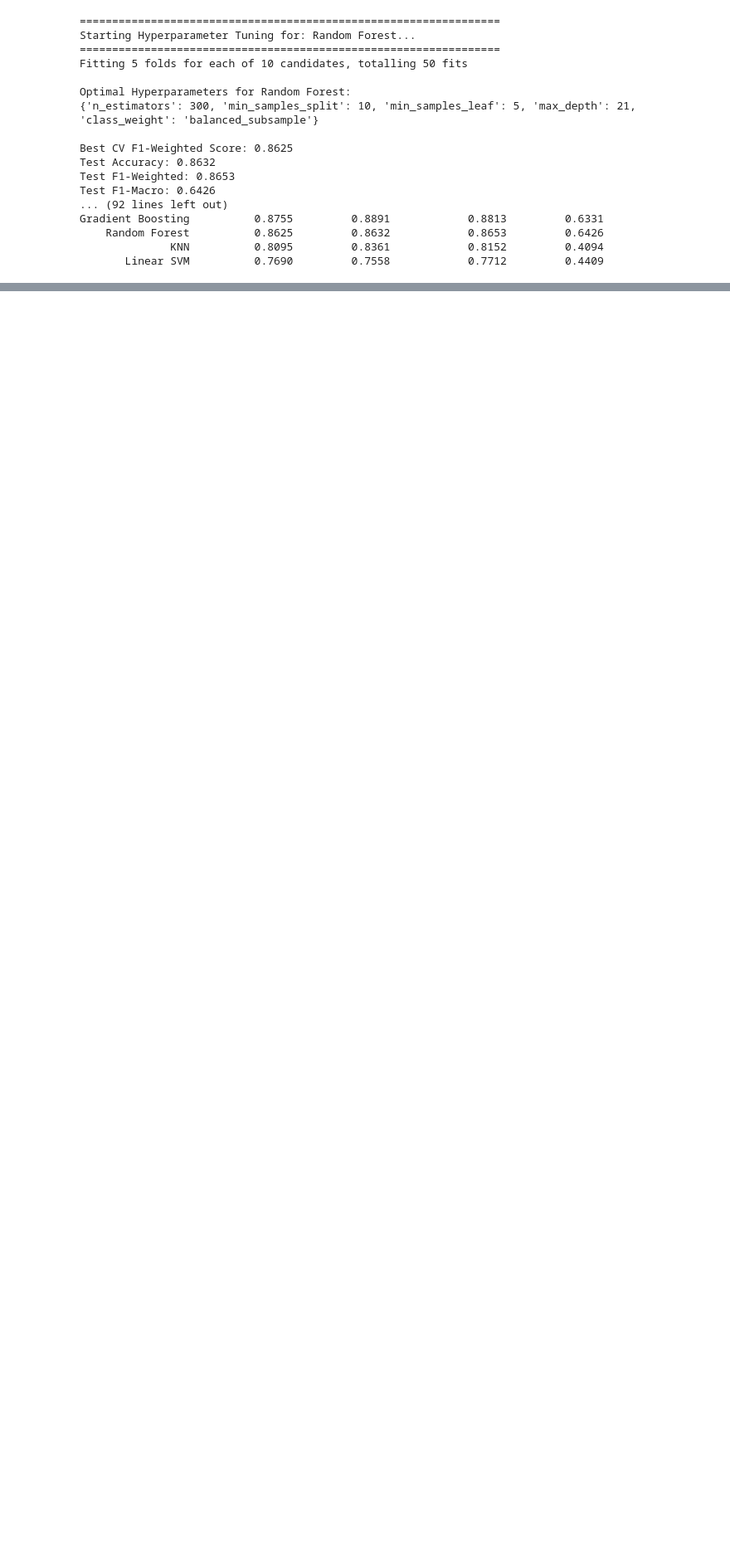
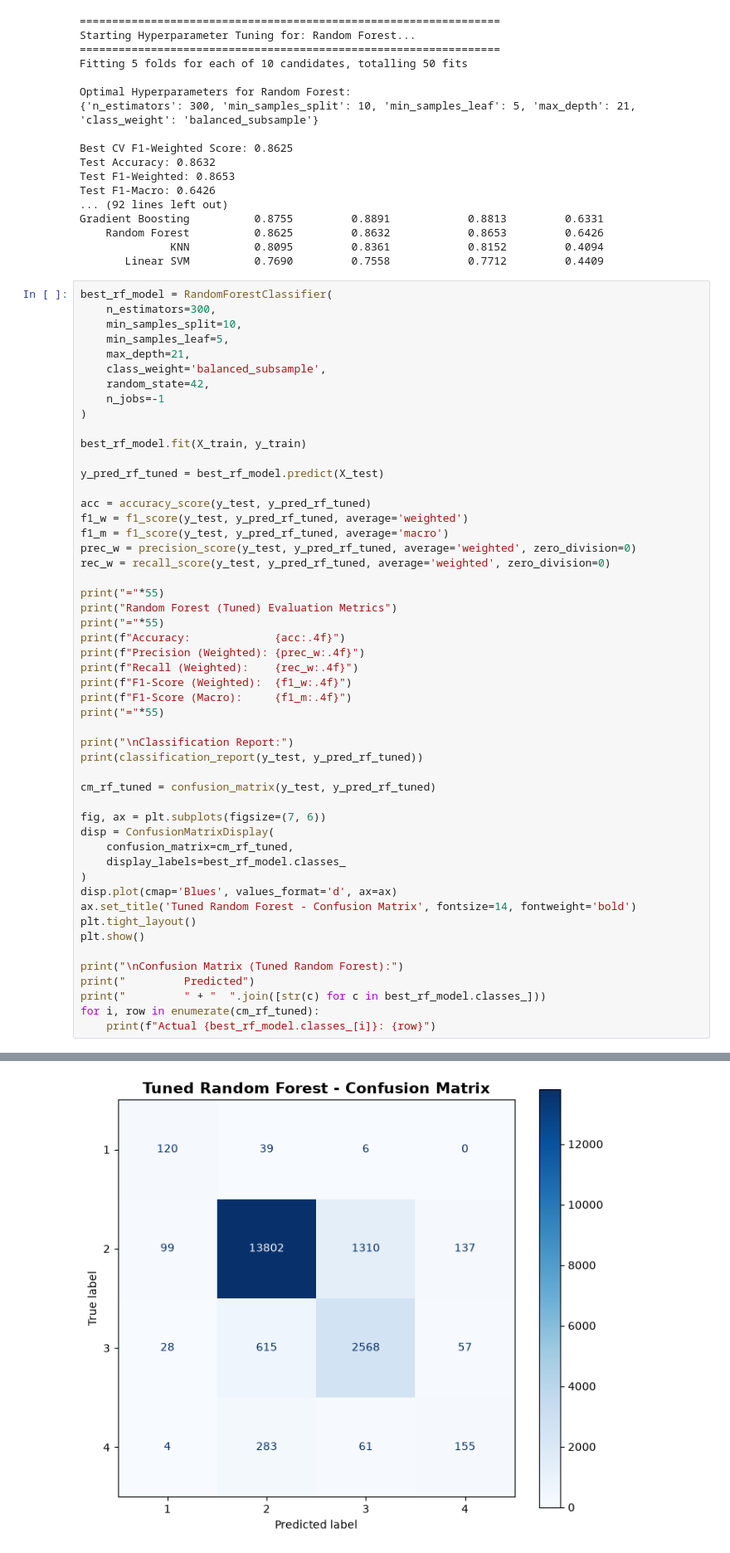
Before and after one commit to HesamMerajifar/Datamining, a Jupyter notebook: Final_Merge-Copy1.ipynb, the cells around one changed output, grey strips where cells are left out. Shown at 83% size. Drawn from its saved outputs; the diff is of its cells as text; blank space fills up the shorter version.

Commit message:
final model update

```diff
--- a/Final_Merge-Copy1.ipynb
+++ b/Final_Merge-Copy1.ipynb
@@ -2236,3 +2236,55 @@ Gradient Boosting          0.8755         0.8891            0.8813         0.633
     Random Forest          0.8625         0.8632            0.8653         0.6426
               KNN          0.8095         0.8361            0.8152         0.4094
        Linear SVM          0.7690         0.7558            0.7712         0.4409
+# %%
+best_rf_model = RandomForestClassifier(
+    n_estimators=300,
+    min_samples_split=10,
+    min_samples_leaf=5,
+    max_depth=21,
+    class_weight='balanced_subsample',
+    random_state=42,
+    n_jobs=-1
+)
+
+best_rf_model.fit(X_train, y_train)
+
+y_pred_rf_tuned = best_rf_model.predict(X_test)
+
+acc = accuracy_score(y_test, y_pred_rf_tuned)
+f1_w = f1_score(y_test, y_pred_rf_tuned, average='weighted')
+f1_m = f1_score(y_test, y_pred_rf_tuned, average='macro')
+prec_w = precision_score(y_test, y_pred_rf_tuned, average='weighted', zero_division=0)
+rec_w = recall_score(y_test, y_pred_rf_tuned, average='weighted', zero_division=0)
+
+print("="*55)
+print("Random Forest (Tuned) Evaluation Metrics")
+print("="*55)
+print(f"Accuracy:             {acc:.4f}")
+print(f"Precision (Weighted): {prec_w:.4f}")
+print(f"Recall (Weighted):    {rec_w:.4f}")
+print(f"F1-Score (Weighted):  {f1_w:.4f}")
+print(f"F1-Score (Macro):     {f1_m:.4f}")
+print("="*55)
+
+print("\nClassification Report:")
+print(classification_report(y_test, y_pred_rf_tuned))
+
+cm_rf_tuned = confusion_matrix(y_test, y_pred_rf_tuned)
+
+fig, ax = plt.subplots(figsize=(7, 6))
+disp = ConfusionMatrixDisplay(
+    confusion_matrix=cm_rf_tuned,
+    display_labels=best_rf_model.classes_
+)
+disp.plot(cmap='Blues', values_format='d', ax=ax)
+ax.set_title('Tuned Random Forest - Confusion Matrix', fontsize=14, fontweight='bold')
+plt.tight_layout()
+plt.show()
+
+print("\nConfusion Matrix (Tuned Random Forest):")
+print("         Predicted")
+print("         " + "  ".join([str(c) for c in best_rf_model.classes_]))
+for i, row in enumerate(cm_rf_tuned):
+    print(f"Actual {best_rf_model.classes_[i]}: {row}")
+# %% [output]
@@ -2238,0 +2308 @@ Gradient Boosting          0.8755         0.8891            0.8813         0.633
+[figure, added]
```
Also changed, not shown: parts of 2 cells of this notebook.
